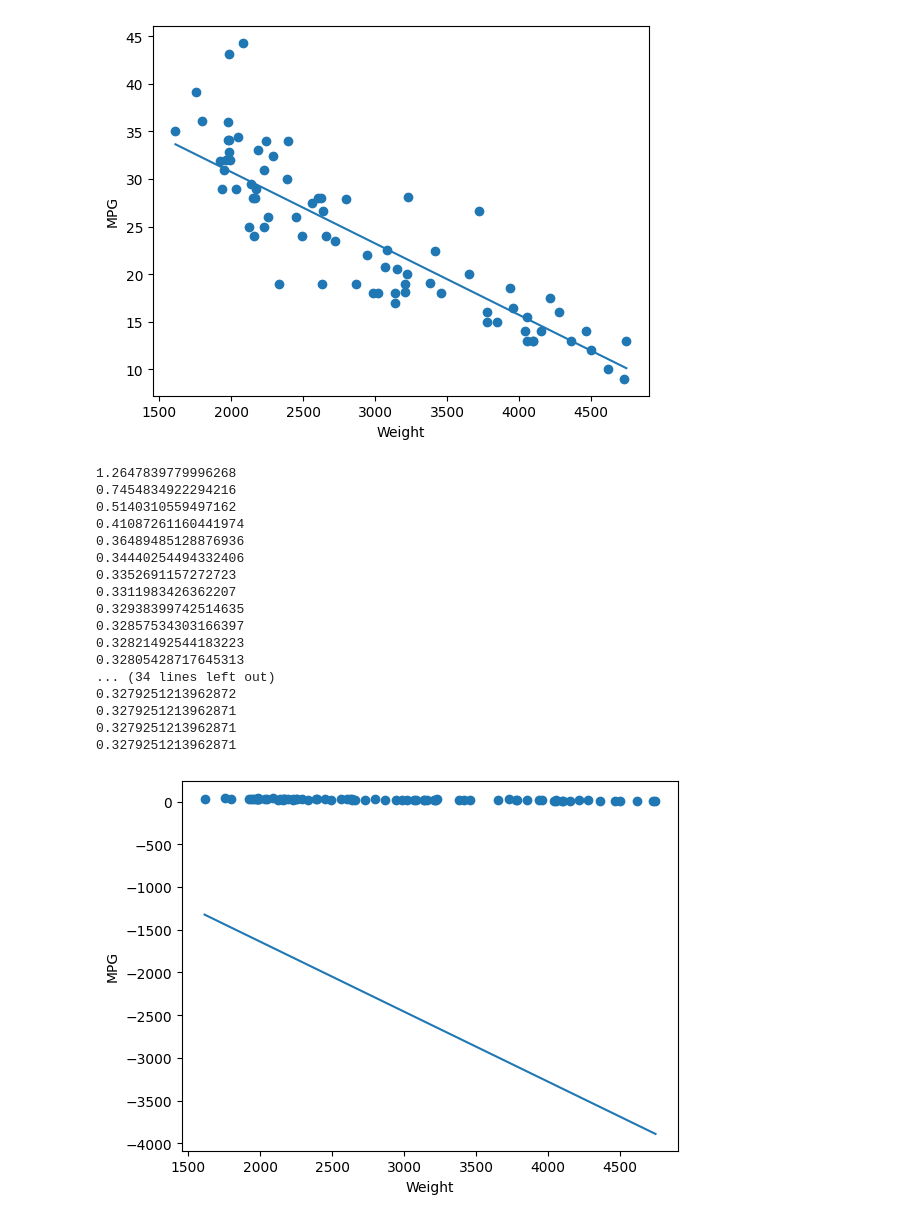
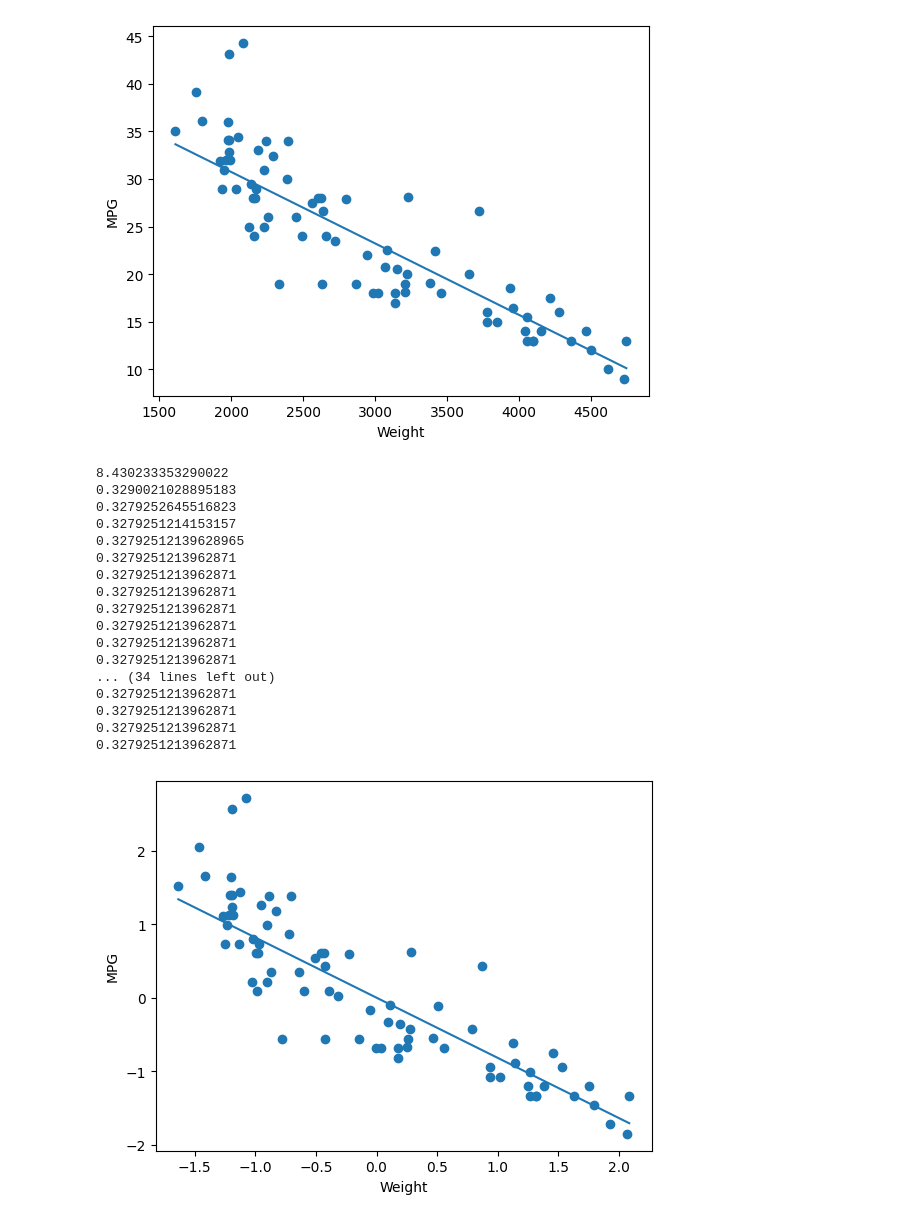
Before and after one commit to ZussmanFranz/Politechnika_Gdanska, a Jupyter notebook: Sem4/SI/lab1/lab1.ipynb, the cells around one changed output. Saved outputs shown, nothing was run; the diff lists cells and outputs as text; code cells hidden in the pictures.

```diff
--- a/Sem4/SI/lab1/lab1.ipynb
+++ b/Sem4/SI/lab1/lab1.ipynb
@@ -98,79 +78,77 @@ plt.show()
 # %% [output]
 [figure]
 # %%
-# TODO: standardization (wygładza wykres kosztu dla kalkulacji gradientu)
+# TODO: standardization
+
 xm = np.mean(X[:, 1])
 xs = np.std(X[:, 1])
 
+ym = np.mean(y_train)
+ys = np.std(y_train)
 
 def standardize(x, m=None, s=None):
+
     if m is None:
         m = np.mean(x)
     if s is None:
         s = np.std(x)
 
-    return (x - m)/s
+    return (x-m)/s
+
 
 X[:, 1] = standardize(X[:, 1])
-
 y_train = standardize(y_train)
 # %%
-# TODO: calculate theta using Batch Gradient Descent
-eta = 0.01
+# TODO: calculate theta using Full-Batch Gradient Descent
+
+eta = 0.1
 
 theta = np.random.randn(2, 1)
 m = X.shape[0]
 
 for epoch in range(1000):
     y_train_pred = X @ theta
-
-    grad = 2/m * X.T @ (y_train_pred - y_train) # wyciągnąć do funkcji
+    grad = 2/m * X.T @ (y_train_pred - y_train)
     theta -= eta * grad
-
     if epoch % 20 == 0:
         print(mse(y_train_pred, y_train))
 # %% [output]
-1.2647839779996268
-0.7454834922294216
-0.5140310559497162
-0.41087261160441974
-0.36489485128876936
-0.34440254494332406
-0.3352691157272723
-0.3311983426362207
-0.32938399742514635
-0.32857534303166397
-0.32821492544183223
-0.32805428717645313
-... (34 lines left out)
-0.3279251213962872
+8.430233353290022
+0.3290021028895183
+0.3279252645516823
+0.3279251214153157
+0.32792512139628965
 0.3279251213962871
 0.3279251213962871
 0.3279251213962871
+0.3279251213962871
+0.3279251213962871
+0.3279251213962871
+0.3279251213962871
+... (34 lines left out)
+0.3279251213962871
+0.3279251213962871
+0.3279251213962871
+0.3279251213962871
 # %%
 # TODO: calculate error
 # %%
 # plot the regression line
 x = np.linspace(min(x_test), max(x_test), 100)
+#y = float(theta[0]) + float(theta[1]) * x
 
-# y = float(theta[0]) + float(theta[1]) * x
+x = standardize(x, m=xm, s=xs)
+y_pred = float(theta[0]) + float(theta[1]) * x
 
-xm = np.mean(x)
-xs = np.std(x)
+x_test = standardize(x_test, m=xm, s=xs)
+y_test = standardize(y_test, m=ym, s=ys)
 
-ym = np.mean(y)
-ys = np.std(y)
-
-
-x_test = standardize(x_test, xm, xs)
-y_test = standardize(y_test, ym, ys)
-
-plt.plot(x, y)
+plt.plot(x, y_pred)
 plt.scatter(x_test, y_test)
 plt.xlabel('Weight')
 plt.ylabel('MPG')
 plt.show()
 # %% [output]
-[figure, old version]
+[figure, new version]
 # %%
 # TODO: dodać jeszcze jeden czynnik (1/Waga), kolejną cechę i porównać błąd
```
Also changed, not shown: parts of 3 cells of this notebook, 1 other file.
